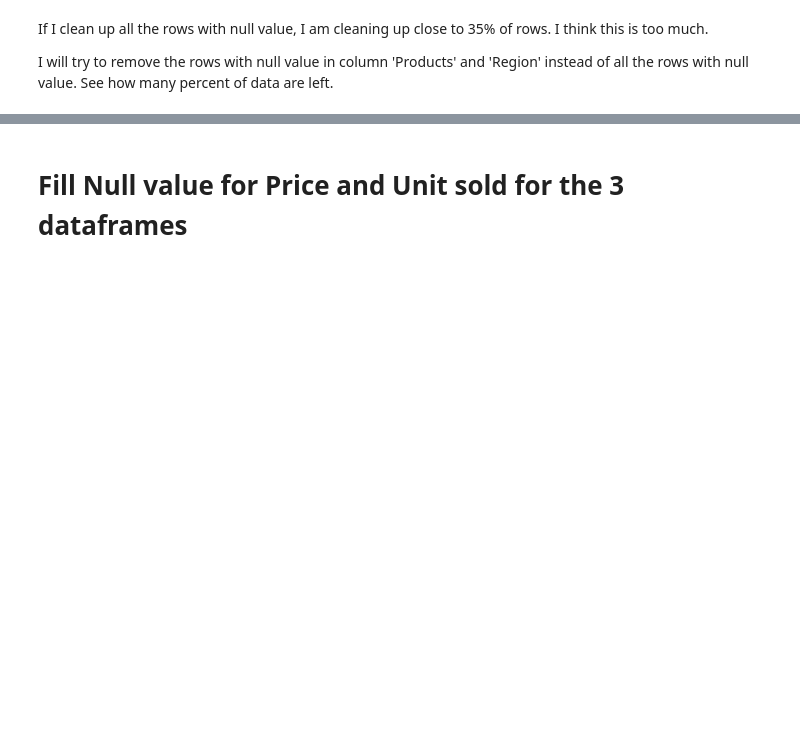
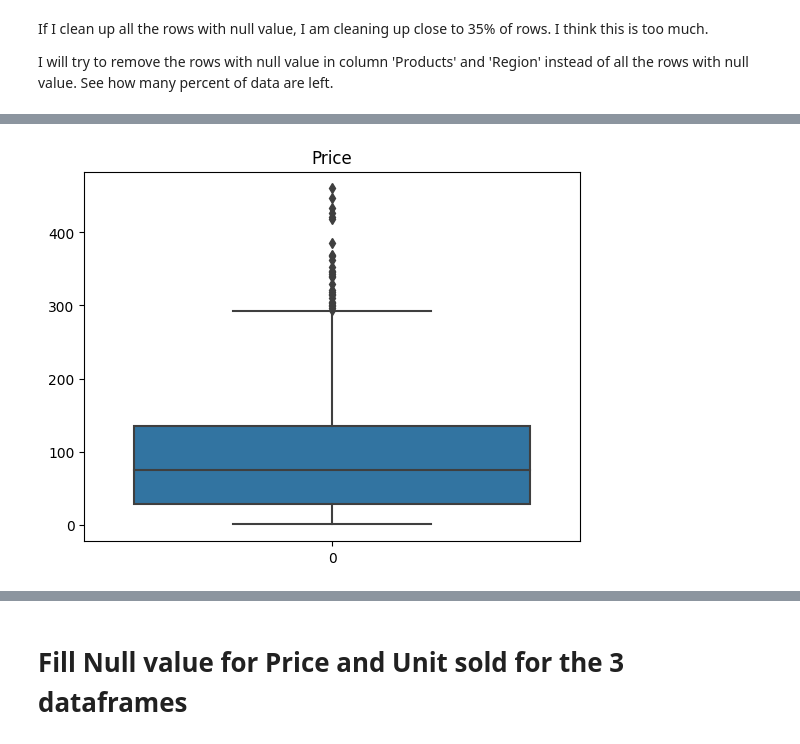
Before and after one commit to kaka5050/MBAN-6110, a Jupyter notebook: Asg 1/Assignment 1_On Yat Ka (220103339).ipynb, the cells around one changed output, grey strips where cells are left out. Saved outputs shown, nothing was run; the diff lists cells and outputs as text; code cells hidden in the pictures; blank space fills up the shorter version.

```diff
--- a/Asg 1/Assignment 1_On Yat Ka (220103339).ipynb
+++ b/Asg 1/Assignment 1_On Yat Ka (220103339).ipynb
@@ -224,0 +180,17 @@ dtype: int64
+# %%
+# drop all the outliers
+df_clean_ProductRegion = df_clean_ProductRegion[df_clean_ProductRegion['Price'] <= outlier_price]
+
+# reset the index
+df_clean_ProductRegion.reset_index(drop=True, inplace=True)
+
+# plot the boxplot again
+sns.boxplot(df_clean_ProductRegion['Price'])
+
+# set plot title
+plt.title('Price')
+
+# show plot
+plt.show()
+# %% [output]
+[figure, added]
```
Also changed, not shown: parts of 42 cells of this notebook.
